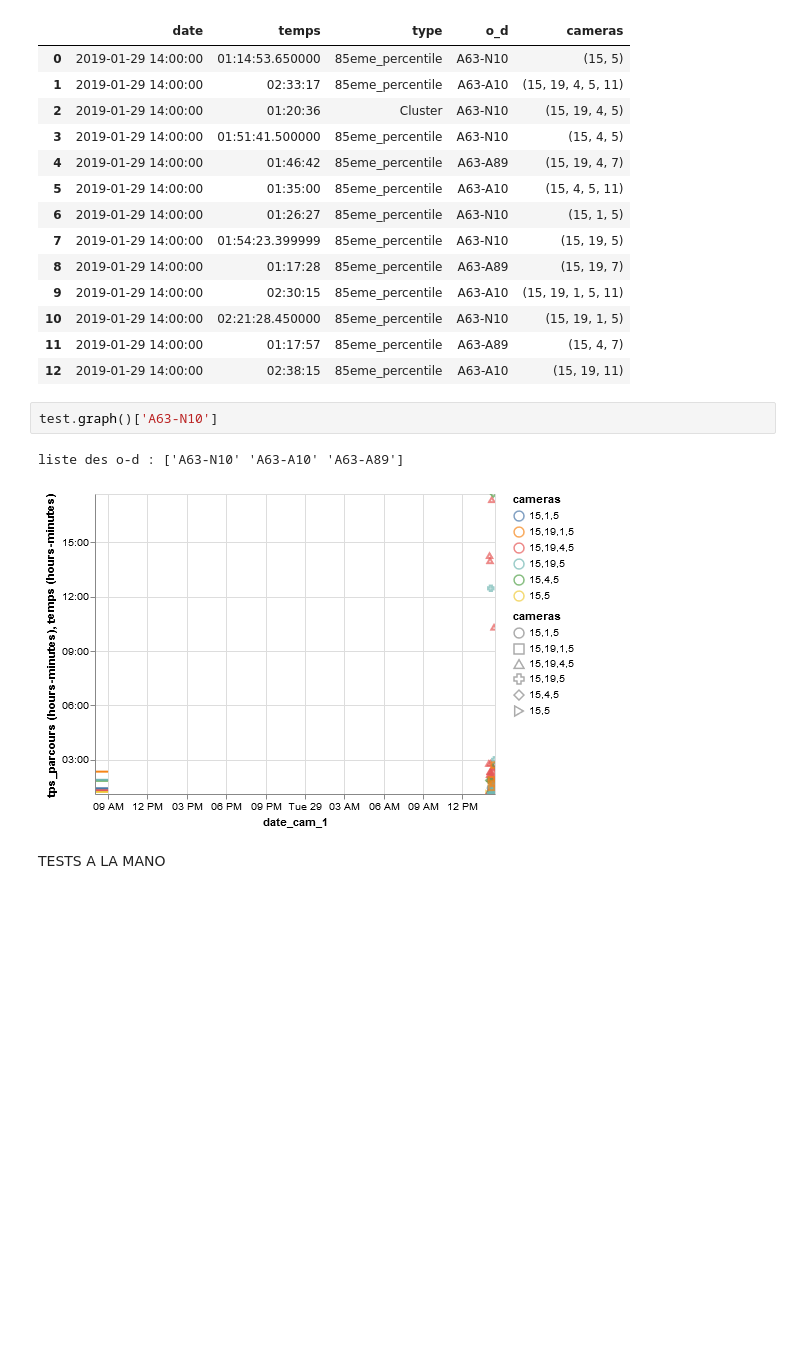
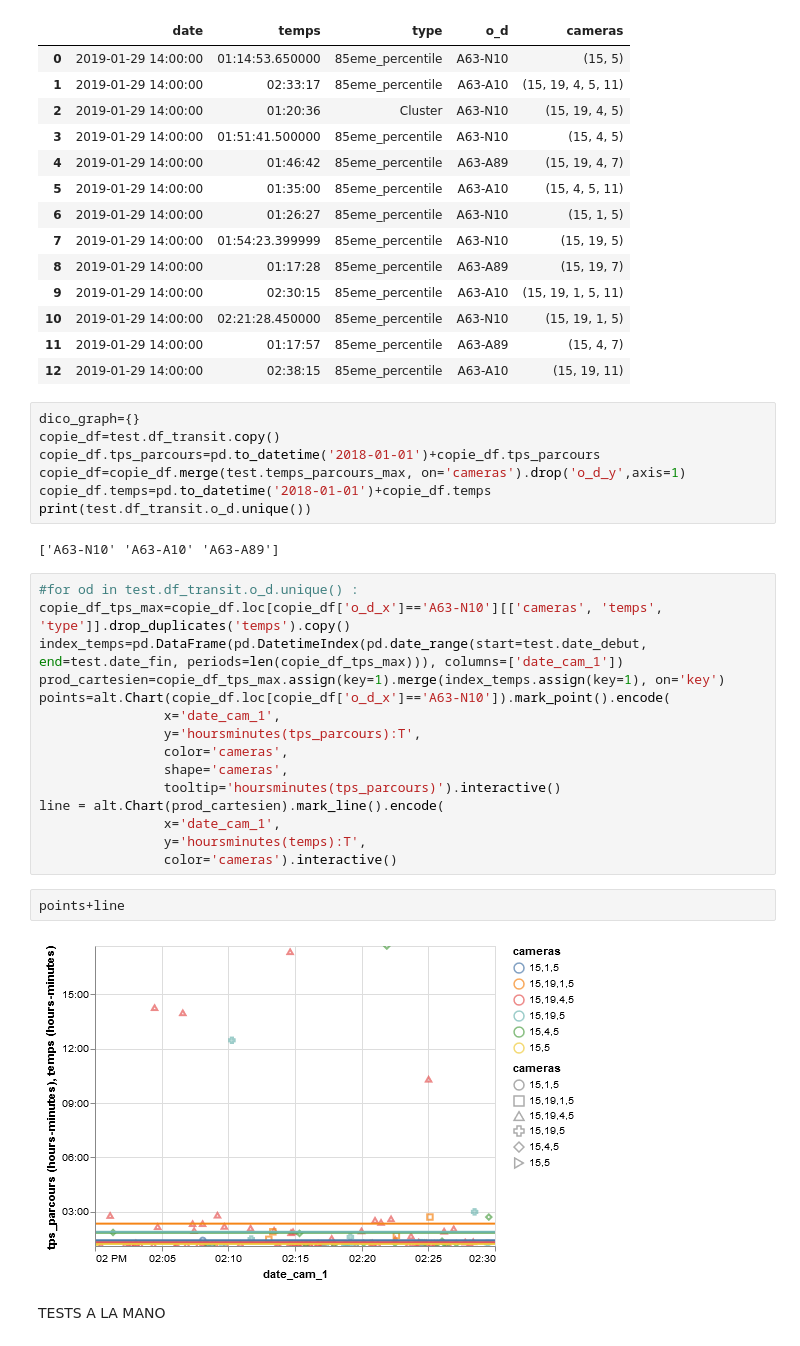
Before and after one commit to nantodevison/lapi, a Jupyter notebook: Carto_Lapi/Analyse/pour_test_travail.ipynb, the cells around one changed output. Saved outputs shown, nothing was run; the diff lists cells and outputs as text; blank space fills up the shorter version.

```diff
--- a/Carto_Lapi/Analyse/pour_test_travail.ipynb
+++ b/Carto_Lapi/Analyse/pour_test_travail.ipynb
@@ -386,11 +386,34 @@ test.temps_parcours_max
 | 10 | 2019-01-29 14:00:00 | 02:21:28.450000 | 85eme_percentile | A63-N10 | (15, 19, 1, 5) |
 | 11 | 2019-01-29 14:00:00 | 01:17:57 | 85eme_percentile | A63-A89 | (15, 4, 7) |
 | 12 | 2019-01-29 14:00:00 | 02:38:15 | 85eme_percentile | A63-A10 | (15, 19, 11) |
-# %%
-test.graph()['A63-N10']
-# %% [output]
-liste des o-d : ['A63-N10' 'A63-A10' 'A63-A89']
-[figure, removed]
+# %%
+dico_graph={}
+copie_df=test.df_transit.copy()
+copie_df.tps_parcours=pd.to_datetime('2018-01-01')+copie_df.tps_parcours
+copie_df=copie_df.merge(test.temps_parcours_max, on='cameras').drop('o_d_y',axis=1)
+copie_df.temps=pd.to_datetime('2018-01-01')+copie_df.temps
+print(test.df_transit.o_d.unique())
+# %% [output]
+['A63-N10' 'A63-A10' 'A63-A89']
+# %%
+#for od in test.df_transit.o_d.unique() :
+copie_df_tps_max=copie_df.loc[copie_df['o_d_x']=='A63-N10'][['cameras', 'temps', 'type']].drop_duplicates('temps').copy()
+index_temps=pd.DataFrame(pd.DatetimeIndex(pd.date_range(start=test.date_debut, end=test.date_fin, periods=len(copie_df_tps_max))), columns=['date_cam_1'])
+prod_cartesien=copie_df_tps_max.assign(key=1).merge(index_temps.assign(key=1), on='key')
+points=alt.Chart(copie_df.loc[copie_df['o_d_x']=='A63-N10']).mark_point().encode(
+                x='date_cam_1',
+                y='hoursminutes(tps_parcours):T',
+                color='cameras',
+                shape='cameras',
+                tooltip='hoursminutes(tps_parcours)').interactive()
+line = alt.Chart(prod_cartesien).mark_line().encode(
+                x='date_cam_1',
+                y='hoursminutes(temps):T',
+                color='cameras').interactive()
+# %%
+points+line
+# %% [output]
+[figure, added]
 # %% [markdown]
 TESTS A LA MANO
 # %%
```
Also changed, not shown: parts of 1 cell of this notebook, 1 other file.
